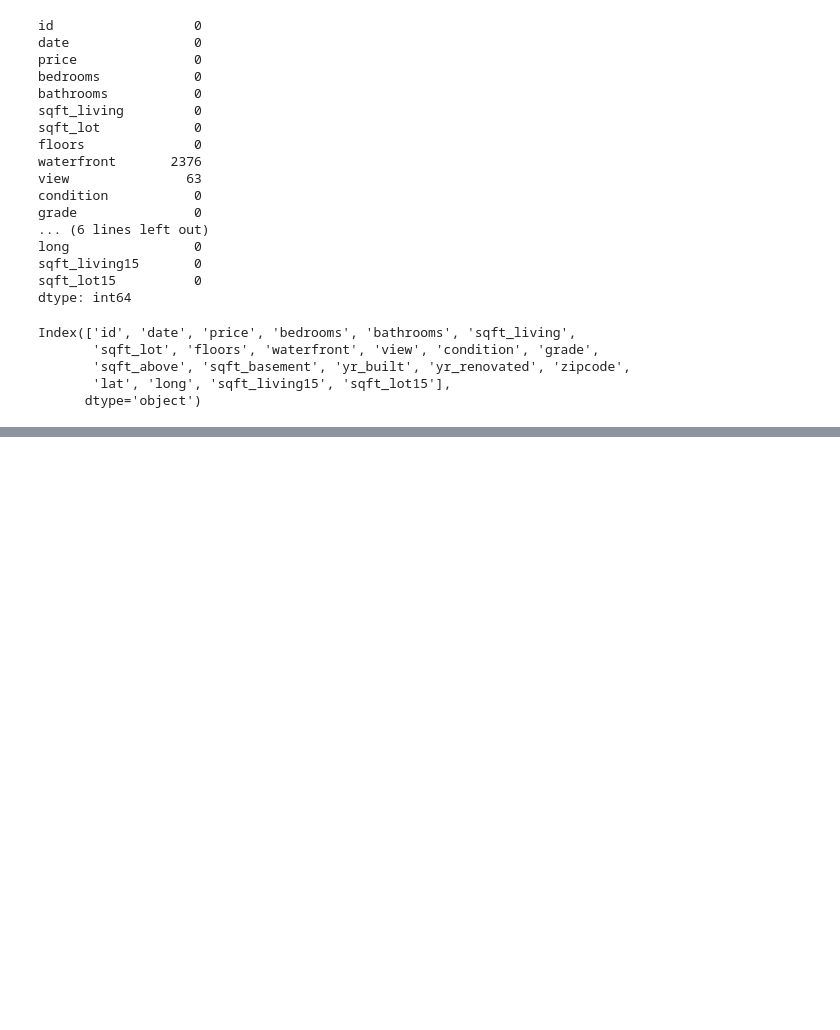
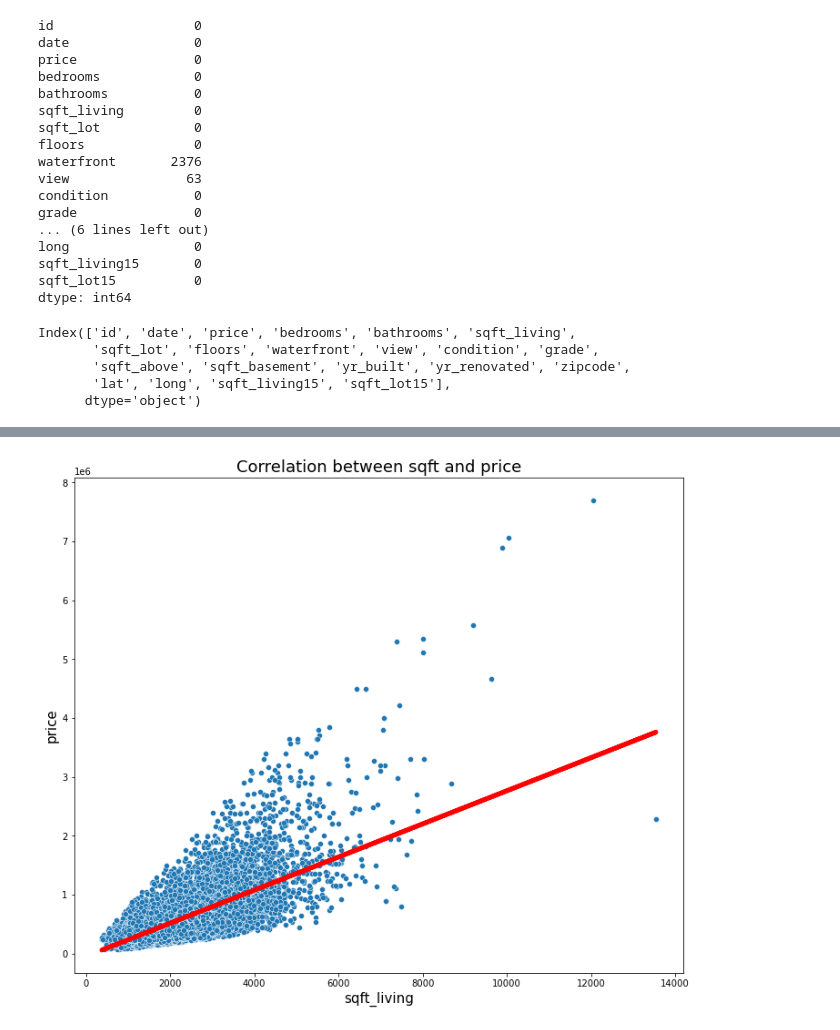
Before and after one commit to qsou/bsc-phase-two-project, a Jupyter notebook: notebooks/exploratory/qsou/1stlook.ipynb, the cells around one changed output, grey strips where cells are left out. Cells and saved outputs as stored; diff of their text form; code cells hidden in the pictures; blank space fills up the shorter version.

```diff
--- a/notebooks/exploratory/qsou/1stlook.ipynb
+++ b/notebooks/exploratory/qsou/1stlook.ipynb
@@ -178,6 +162,15 @@ def reg_line (m, c, xs):
     return [(m*x)+c for x in xs]
 
 regression_line = reg_line(m,c,X)
+# %%
+fig, ax = plt.subplots(figsize=(12,10))
+sns.scatterplot(x=df['sqft_living'], y=df['price'], ax=ax)
+plt.plot(X, regression_line, lw=5, color='red')
+ax.set_title('Correlation between sqft and price', fontsize=18)
+ax.set_ylabel('price', fontsize=15)
+ax.set_xlabel('sqft_living', fontsize=15);
+# %% [output]
+[figure, added]
 # %%
 # Plot data and regression line
 plt.scatter(X,Y,color='#003F72', label="Data points")
```
Also changed, not shown: parts of 50 cells of this notebook.
